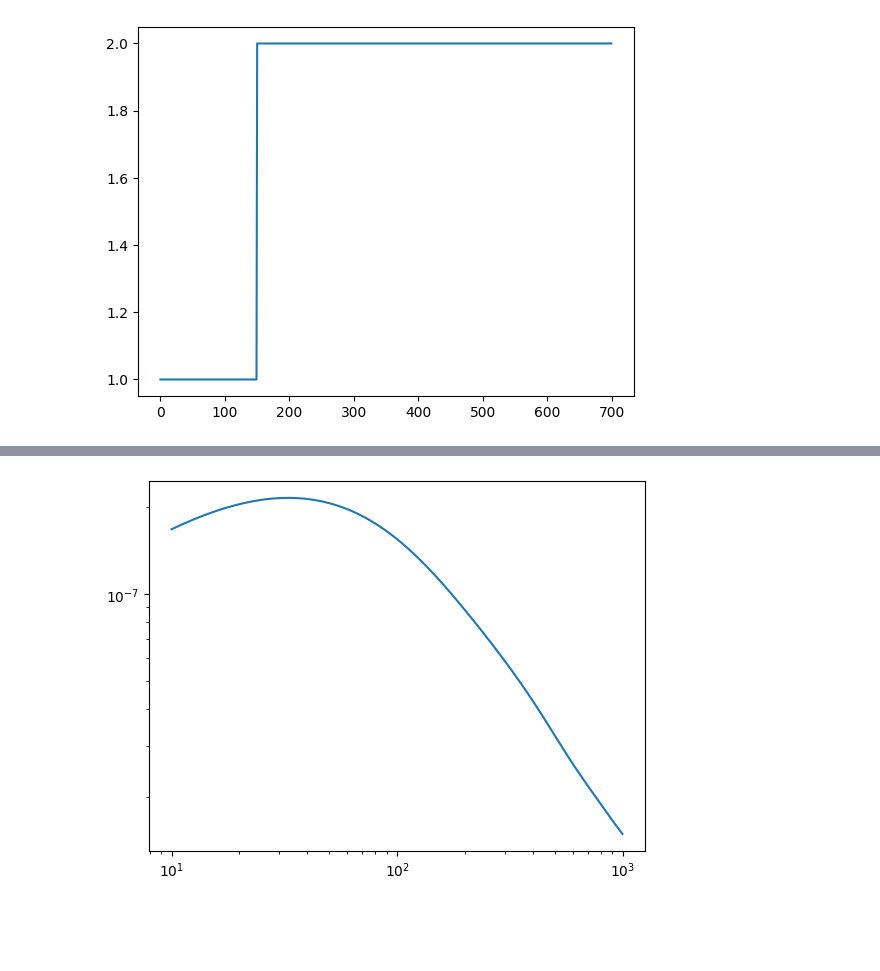
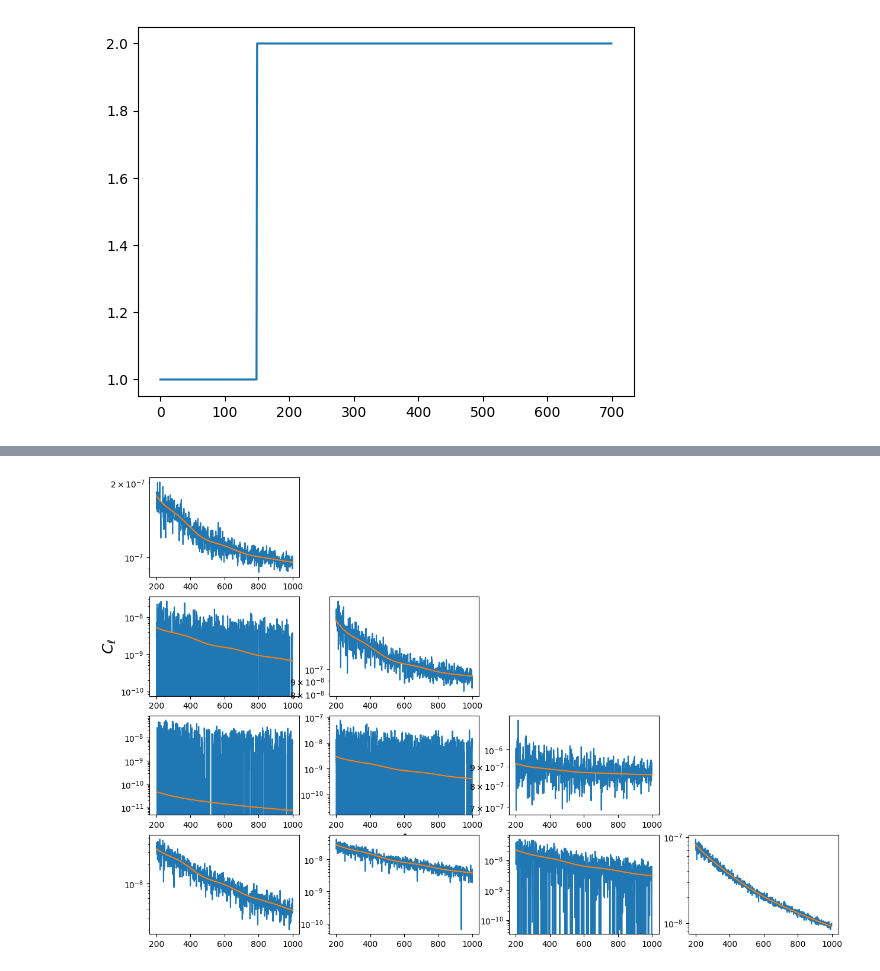
Before and after one commit to fpetri115/LBGforecast, a Jupyter notebook: tests_angpower.ipynb, the cells around one changed output, grey strips where cells are left out. Saved outputs shown, nothing was run; the diff lists cells and outputs as text; code cells hidden in the pictures; blank space fills up the shorter version.

```diff
--- a/tests_angpower.ipynb
+++ b/tests_angpower.ipynb
@@ -45,6 +45,5 @@ plot_ncls(cl_CMB, ell, figure_size=(15,10), fontsize=18, ncls=4)
-# %%
-plt.plot(ell, cl_CMB[9*990:])
-plt.yscale("log")
-plt.xscale("log")
-# %% [output]
-[figure, removed]
+# %%
+data_CMB = cl_data_CMB(define_cosmo(), nz_params, 1, 2, ell, f_sky=0.5, seed=100, ncls=4)
+compare_cls(data_CMB[0], cl_CMB, ell, figure_size=(15,10), fontsize=18, ncls=4)
+# %% [output]
+[figure, added]
```
Also changed, not shown: parts of 6 cells of this notebook.
